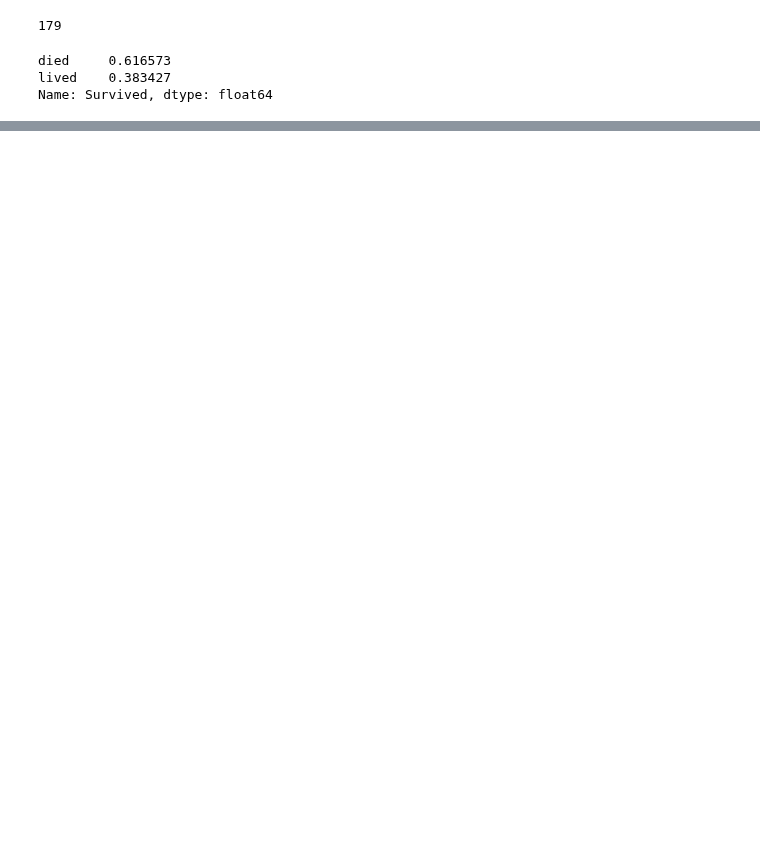
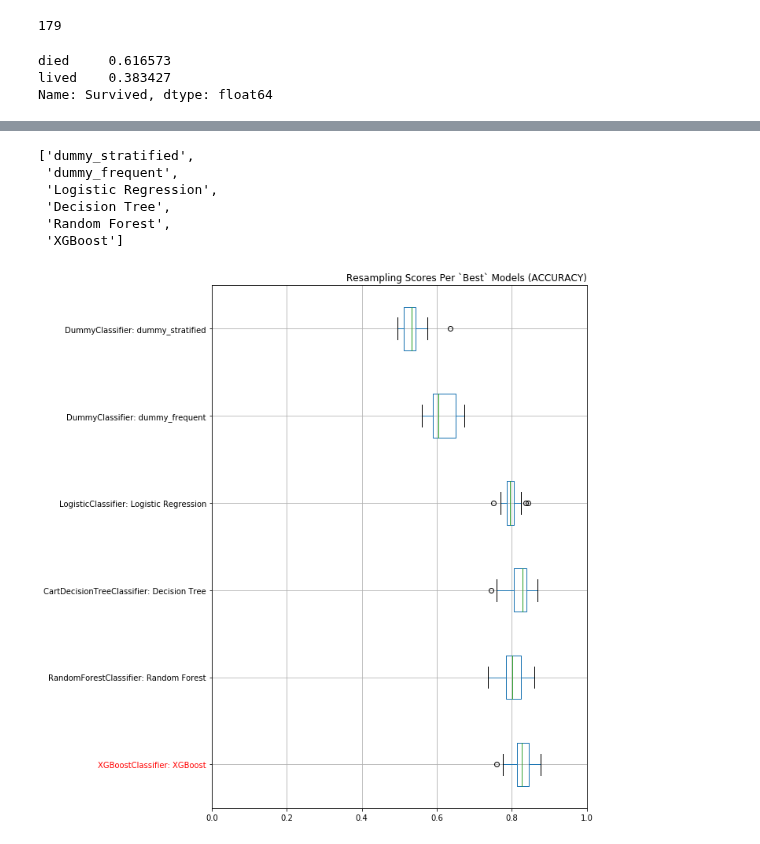
Before and after one commit to shane-kercheval/udacity, a Jupyter notebook: data_scientist_nanodegree/lab_decision_trees_titanic/Custom Solution.ipynb, the cells around one changed output, grey strips where cells are left out. Cells and saved outputs as stored; diff of their text form; code cells hidden in the pictures; blank space fills up the shorter version.

Commit message:
DS Nano\Decision Tree lab: done

```diff
--- a/data_scientist_nanodegree/lab_decision_trees_titanic/Custom Solution.ipynb
+++ b/data_scientist_nanodegree/lab_decision_trees_titanic/Custom Solution.ipynb
@@ -446,0 +226,29 @@ test_set_predictions.to_csv('test_predictions_custom.csv', index=False)
+# %%
+score_list = [oo.AccuracyScore(converter=oo.TwoClassThresholdConverter(threshold=0.5, positive_class='lived')),
+              oo.AucRocScore(positive_class='lived'),
+              oo.SensitivityScore(converter=oo.TwoClassThresholdConverter(threshold=0.5, positive_class='lived'))]
+cache_directory = '/searcher_v1'
+searcher = oo.ModelSearcher(global_transformations=global_transformations,
+                            model_infos=infos,
+                            splitter=oo.ClassificationStratifiedDataSplitter(holdout_ratio=0.25),
+                            resampler_function=lambda m, mt: oo.RepeatedCrossValidationResampler(
+                                model=m,
+                                transformations=mt,
+                                scores=score_list,
+                                folds=5,
+                                repeats=3),
+                            persistence_manager=oo.LocalCacheManager(cache_directory=cache_directory))
+searcher.search(data=explore.dataset, target_variable='Survived')
+# %%
+searcher.results.model_descriptions
+# %% [output]
+['dummy_stratified',
+ 'dummy_frequent',
+ 'Logistic Regression',
+ 'Decision Tree',
+ 'Random Forest',
+ 'XGBoost']
+# %%
+searcher.results.plot_resampled_scores(metric=oo.Metric.ACCURACY)
+# %% [output]
+[figure, added]
```
Also changed, not shown: parts of 64 cells of this notebook, 4 other files.
